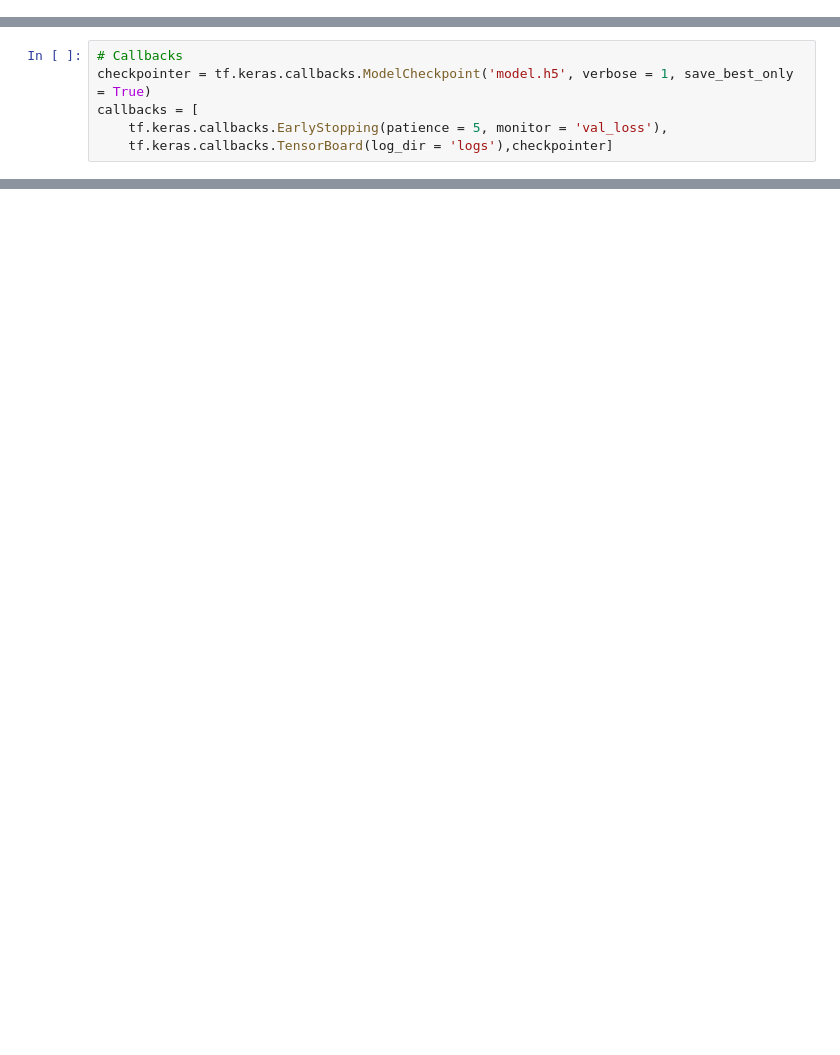
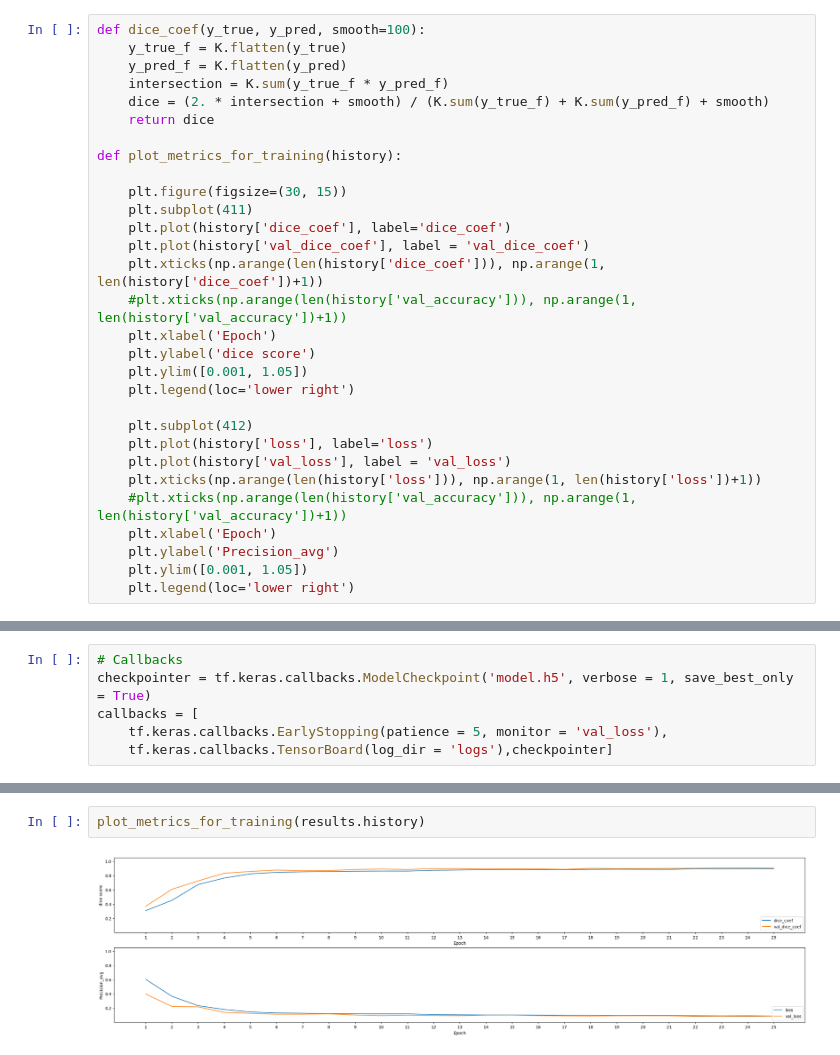
Before and after one commit to Siddhant128-bit/Unet_vs_Ghost_Resnet, a Jupyter notebook: u_net_.ipynb, the cells around one changed output, grey strips where cells are left out. Cells and saved outputs as stored; diff of their text form; blank space fills up the shorter version.

Commit message:
Mark 1.1 Dice Score plotting and loss plotting.
Updated the piece of code to calculate dice score and also plot the dice score with validation dice score and loss

```diff
--- a/u_net_.ipynb
+++ b/u_net_.ipynb
@@ -101,3 +94,33 @@ def dice_coef(y_true, y_pred, smooth=100):
+# %%
+def dice_coef(y_true, y_pred, smooth=100):
+    y_true_f = K.flatten(y_true)
+    y_pred_f = K.flatten(y_pred)
+    intersection = K.sum(y_true_f * y_pred_f)
+    dice = (2. * intersection + smooth) / (K.sum(y_true_f) + K.sum(y_pred_f) + smooth)
+    return dice
+
+def plot_metrics_for_training(history):
+
+    plt.figure(figsize=(30, 15))
+    plt.subplot(411)
+    plt.plot(history['dice_coef'], label='dice_coef')
+    plt.plot(history['val_dice_coef'], label = 'val_dice_coef')
+    plt.xticks(np.arange(len(history['dice_coef'])), np.arange(1, len(history['dice_coef'])+1))
+    #plt.xticks(np.arange(len(history['val_accuracy'])), np.arange(1, len(history['val_accuracy'])+1))
+    plt.xlabel('Epoch')
+    plt.ylabel('dice score')
+    plt.ylim([0.001, 1.05])
+    plt.legend(loc='lower right')
+
+    plt.subplot(412)
+    plt.plot(history['loss'], label='loss')
+    plt.plot(history['val_loss'], label = 'val_loss')
+    plt.xticks(np.arange(len(history['loss'])), np.arange(1, len(history['loss'])+1))
+    #plt.xticks(np.arange(len(history['val_accuracy'])), np.arange(1, len(history['val_accuracy'])+1))
+    plt.xlabel('Epoch')
+    plt.ylabel('Precision_avg')
+    plt.ylim([0.001, 1.05])
+    plt.legend(loc='lower right')
 # %%
 inputs = tf.keras.layers.Input((IMG_WIDTH, IMG_HEIGHT, IMG_CHANNELS))
 s = tf.keras.layers.Lambda(lambda x: x/255.0)(inputs) # normalization
@@ -207,3 +233,7 @@ KeyboardInterrupt:
+# %%
+plot_metrics_for_training(results.history)
+# %% [output]
+[figure, added]
 # %%
 # Predictions
 idx = random.randint(0, len(X_train))
```
Also changed, not shown: parts of 5 cells of this notebook.
